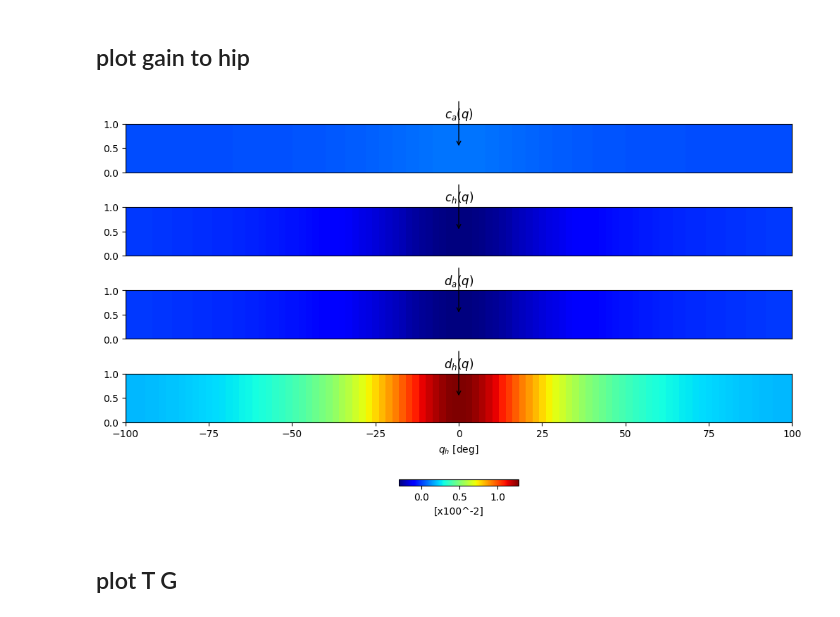
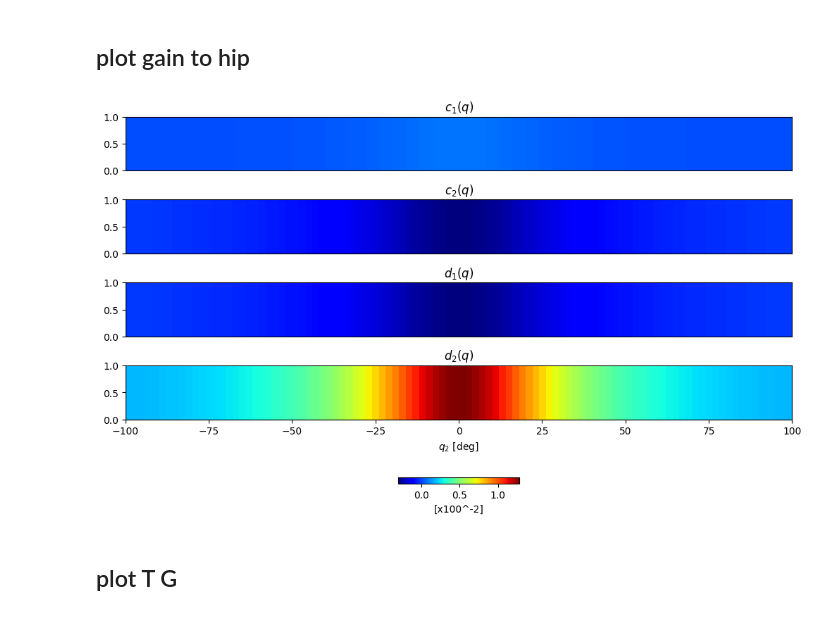
Before and after one commit to dalmatian-jp/MPC_donuts, a Jupyter notebook: data_analing.ipynb, the cells around one changed output. Saved outputs shown, nothing was run; the diff lists cells and outputs as text; code cells hidden in the pictures.

```diff
--- a/data_analing.ipynb
+++ b/data_analing.ipynb
@@ -475,44 +764,39 @@ da_values = np.array(da_values)
 dh_values = np.array(dh_values)
 
 # Determine common color range for uniform plotting
 vmin = min(ca_values.min(), ch_values.min(), da_values.min(), dh_values.min())
 vmax = max(ca_values.max(), ch_values.max(), da_values.max(), dh_values.max())
 
 # Create the figure
 fig, ax = plt.subplots(4, 1, figsize=(10, 6), constrained_layout=True)
 
 # Plot ca(q)
 c1 = ax[0].imshow([ca_values], aspect='auto', cmap='jet', extent=[-100, 100, 0, 1], vmin=vmin, vmax=vmax)
-ax[0].set_title(r'$c_a(q)$')
+ax[0].set_title(r'$c_1(q)$')
 ax[0].set_xticks([])  # Hide x-axis ticks
 
 # Plot ch(q)
 c2 = ax[1].imshow([ch_values], aspect='auto', cmap='jet', extent=[-100, 100, 0, 1], vmin=vmin, vmax=vmax)
-ax[1].set_title(r'$c_h(q)$')
+ax[1].set_title(r'$c_2(q)$')
 ax[1].set_xticks([])
 
 # Plot da(q)
 c3 = ax[2].imshow([da_values], aspect='auto', cmap='jet', extent=[-100, 100, 0, 1], vmin=vmin, vmax=vmax)
-ax[2].set_title(r'$d_a(q)$')
+ax[2].set_title(r'$d_1(q)$')
 ax[2].set_xticks([])
 
 # Plot dh(q)
 c4 = ax[3].imshow([dh_values], aspect='auto', cmap='jet', extent=[-100, 100, 0, 1], vmin=vmin, vmax=vmax)
-ax[3].set_title(r'$d_h(q)$')
-ax[3].set_xlabel(r'$q_h$ [deg]')
+ax[3].set_title(r'$d_2(q)$')
+ax[3].set_xlabel(r'$q_2$ [deg]')
 
 # Add colorbar
 cbar = fig.colorbar(c4, ax=ax, orientation='horizontal', fraction=0.02, pad=0.08)
 cbar.set_label('[x100^-2]')
 
-# Add arrows to indicate mean value (0 degrees)
-for a in ax:
-    a.annotate('', xy=(0, 0.5), xytext=(0, 1.5),
-               arrowprops=dict(facecolor='black', arrowstyle='->'))
-
 plt.show()
 # %% [output]
-[figure, old version]
+[figure, new version]
 # %% [markdown]
 ## plot T G
 # %%
```
Also changed, not shown: parts of 34 cells of this notebook, 1 other file.
